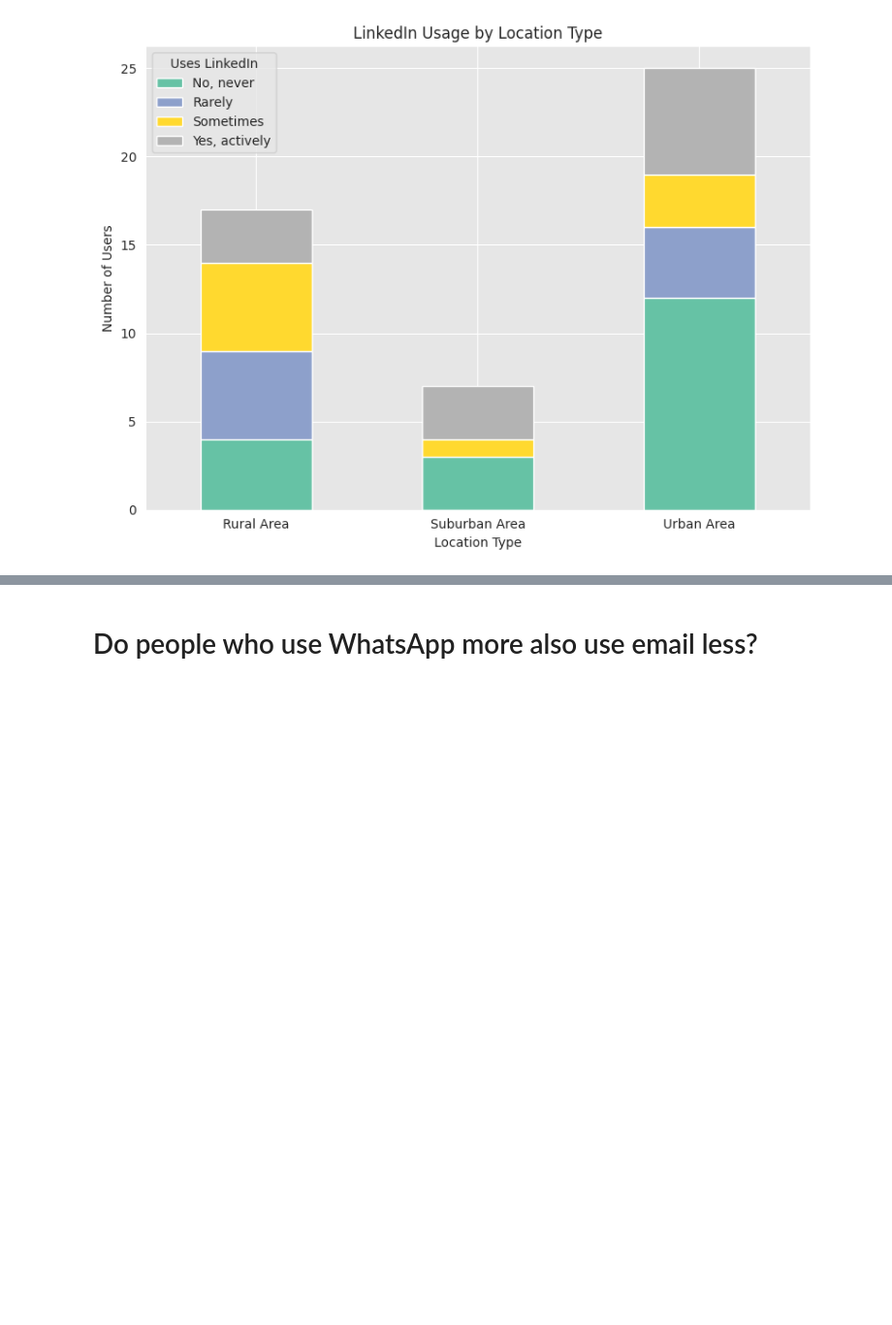
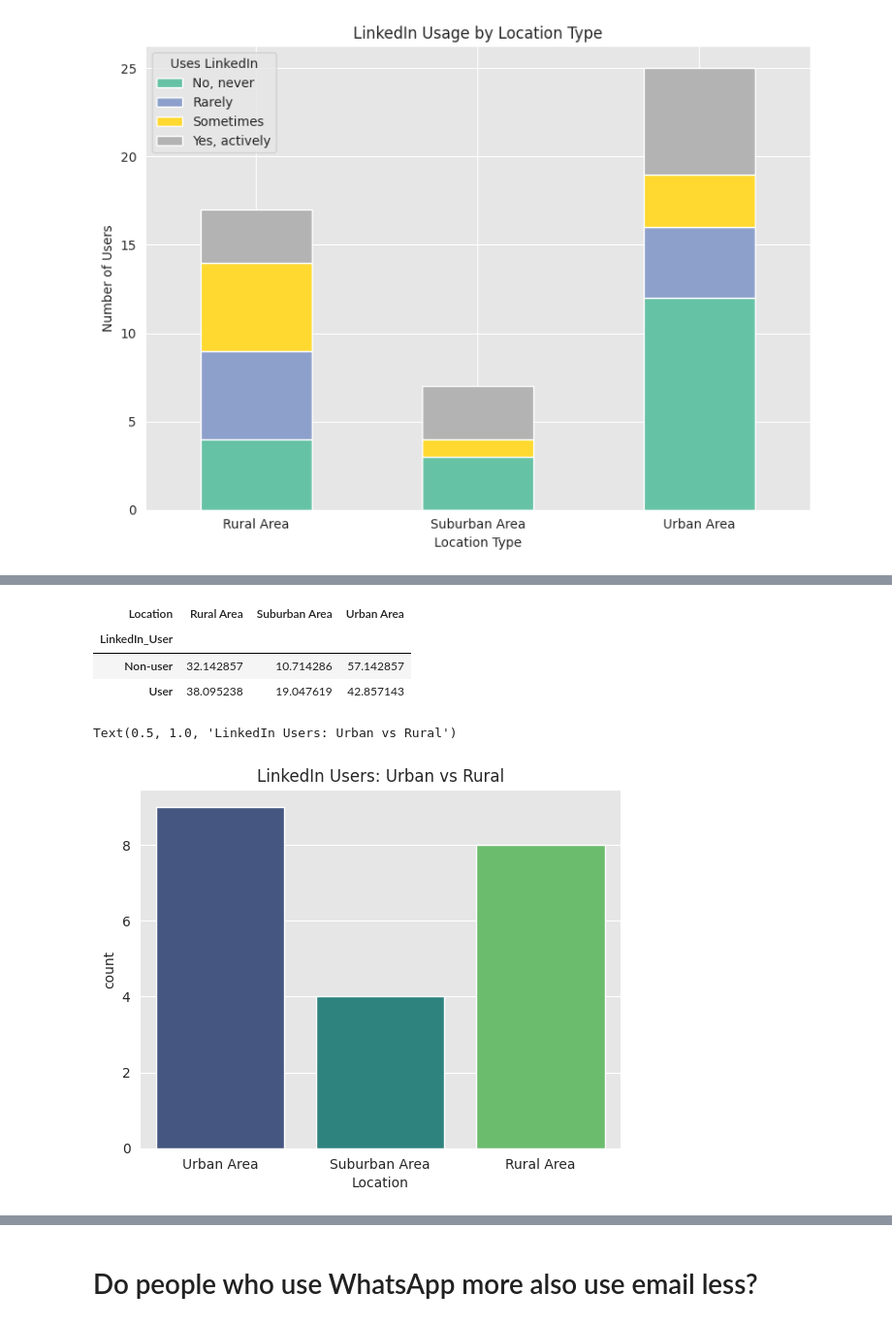
Before and after one commit to abhik-b/Social-Media-Impact-EDA, a Jupyter notebook: social-media-aspect-eda.ipynb, the cells around one changed output, grey strips where cells are left out. Shown at 97% size. Saved outputs shown, nothing was run; the diff lists cells and outputs as text; code cells hidden in the pictures; blank space fills up the shorter version.

```diff
--- a/social-media-aspect-eda.ipynb
+++ b/social-media-aspect-eda.ipynb
@@ -501,0 +500,13 @@ Name: count, dtype: int64
+# %%
+pd.crosstab(df_filled['LinkedIn_User'], df_filled['Location'], normalize='index') * 100
+# %% [output]
+| Location | Rural Area | Suburban Area | Urban Area |
+| LinkedIn_User |  |  |  |
+| Non-user | 32.142857 | 10.714286 | 57.142857 |
+| User | 38.095238 | 19.047619 | 42.857143 |
+# %%
+sns.countplot(data=df_filled[df_filled['LinkedIn_User'] == 'User'], x='Location', palette='viridis')
+plt.title('LinkedIn Users: Urban vs Rural')
+# %% [output]
+Text(0.5, 1.0, 'LinkedIn Users: Urban vs Rural')
+[figure, added]
```
Also changed, not shown: parts of 26 cells of this notebook.
